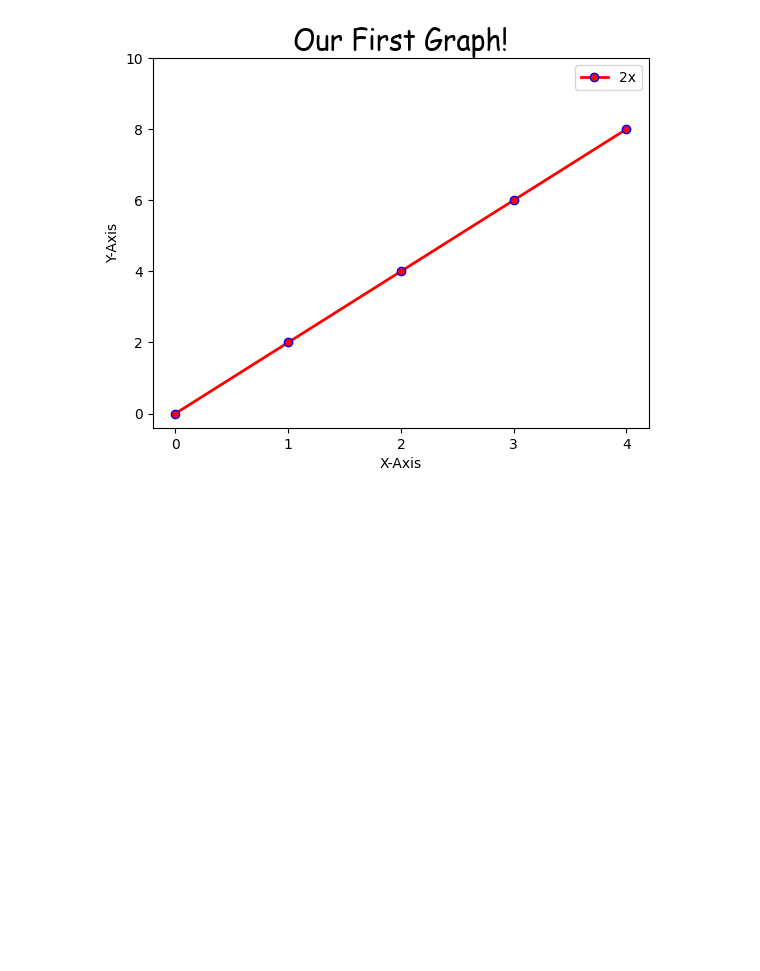
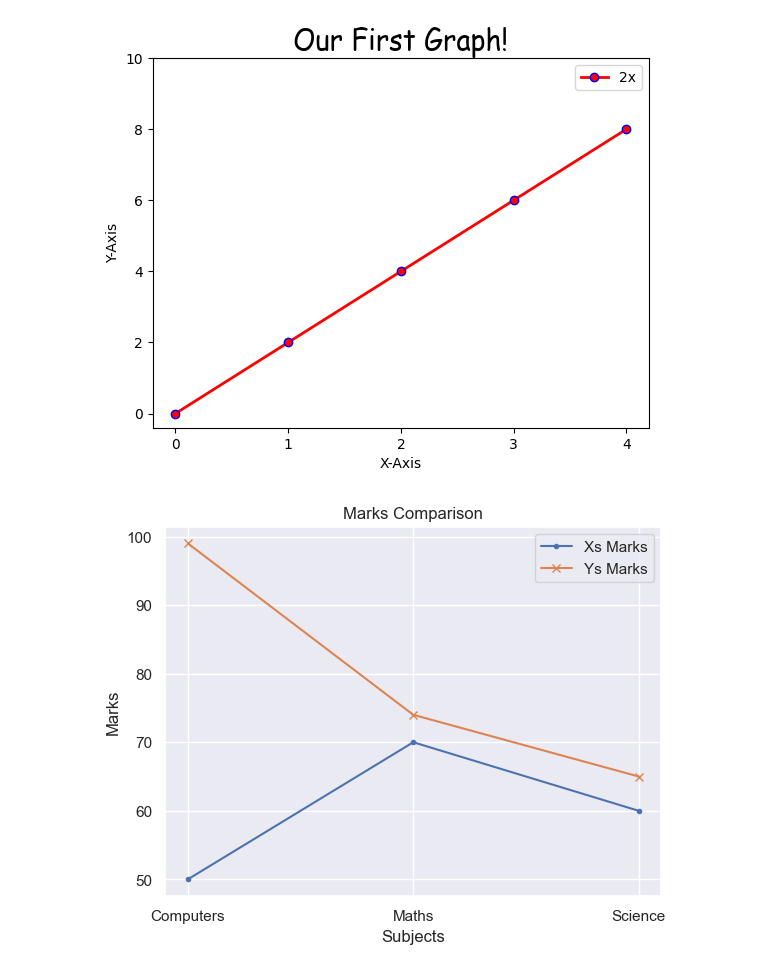
Before and after one commit to DataZenSomaiya/14_days_challenge, a Jupyter notebook: rewa/MatPlotLib.ipynb, the cells around one changed output. Drawn from its saved outputs; the diff is of its cells as text; code cells hidden in the pictures; blank space fills up the shorter version.

```diff
--- a/rewa/MatPlotLib.ipynb
+++ b/rewa/MatPlotLib.ipynb
@@ -21,3 +21,18 @@ plt.legend()
 plt.show()
 # %% [output]
 [figure]
+# %%
+subjects = ['Computers', 'Maths', 'Science']
+marks_1 = [50,70,60]
+marks_2 = [99,74,65]
+
+plt.plot(subjects,marks_1, label = 'Xs Marks', marker ='.')
+plt.plot(subjects,marks_2, label = 'Ys Marks', marker = 'x' )
+plt.legend()
+plt.xlabel('Subjects')
+plt.ylabel('Marks')
+plt.title('Marks Comparison')
+
+plt.show()
+# %% [output]
+[figure, added]
```
